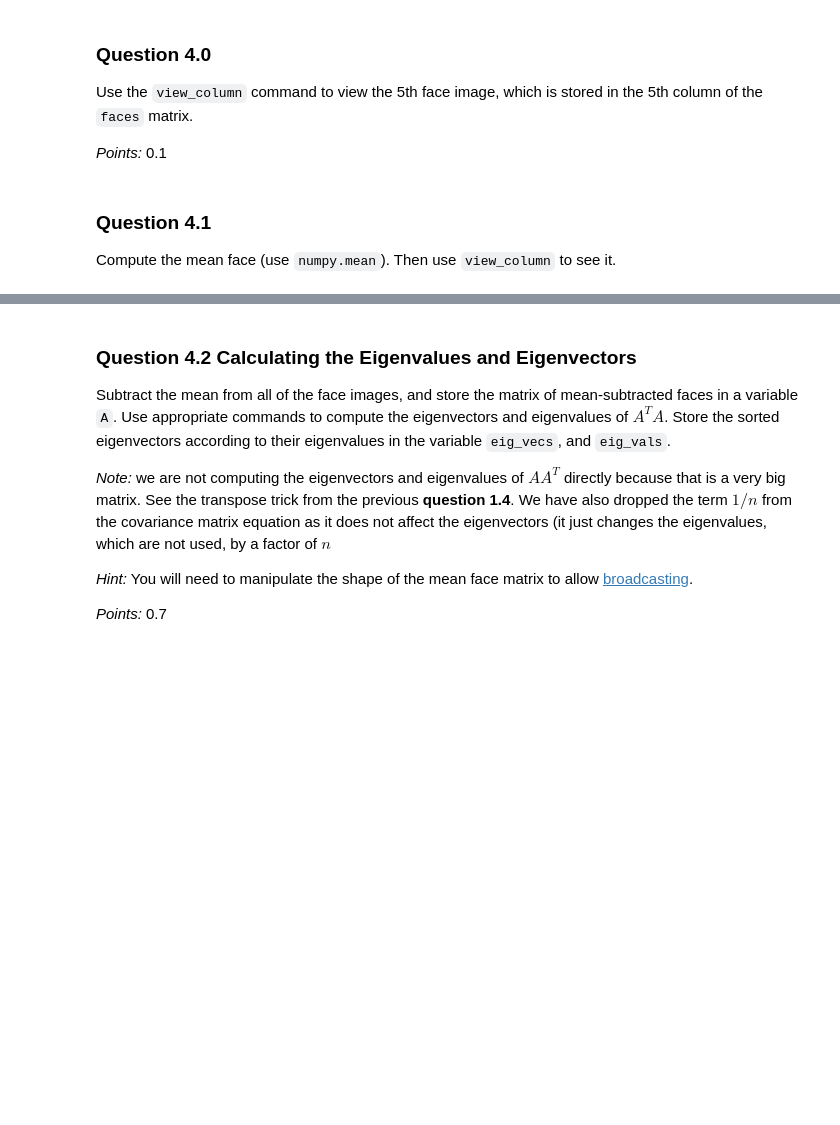
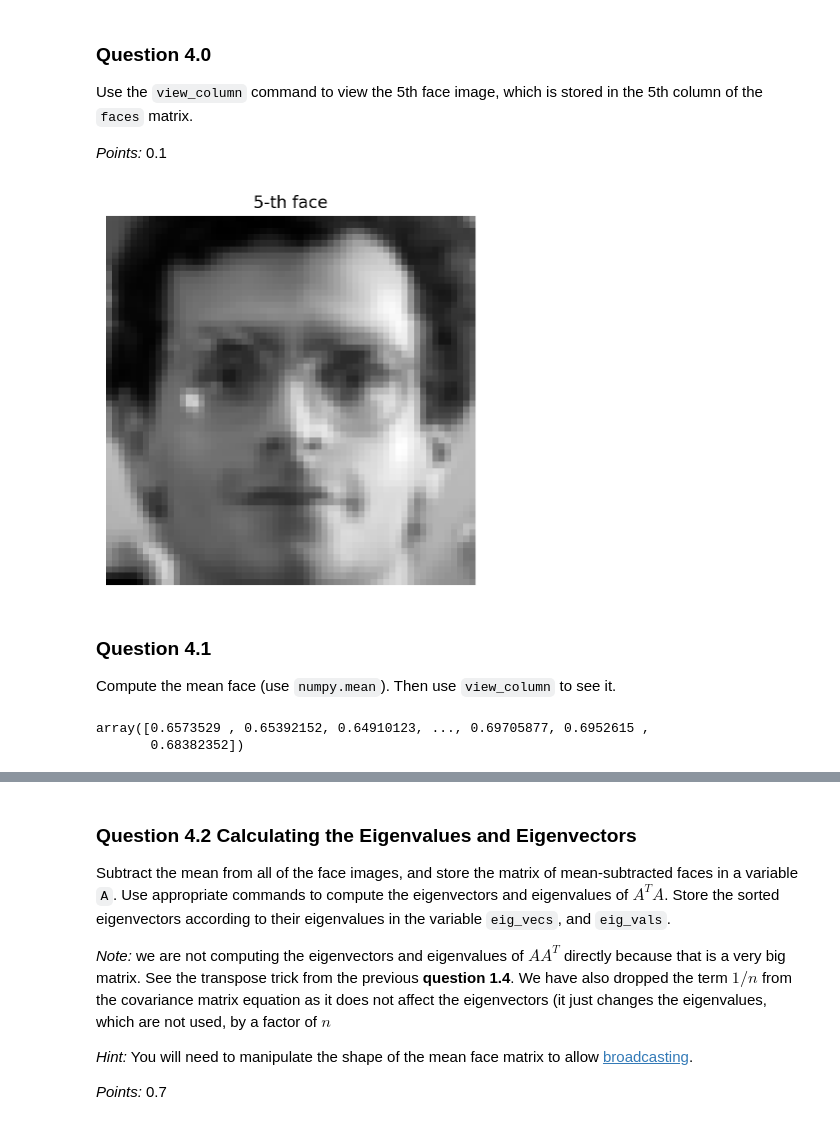
Before and after one commit to holliwood8/Assignments_WI24, a Jupyter notebook: A3/A3.ipynb, the cells around one changed output, grey strips where cells are left out. Drawn from its saved outputs; the diff is of its cells as text; code cells hidden in the pictures; blank space fills up the shorter version.

```diff
--- a/A3/A3.ipynb
+++ b/A3/A3.ipynb
@@ -400,10 +400,17 @@ _Points:_ 0.1
 # %%
 for i in range(5):
     view_column(faces[:, i], title=f"{i+1}-th face")
+# %%
+view_column(faces[:, 5], title=f"{i+1}-th face")
+# %% [output]
+[figure, added]
 # %% [markdown]
 ### Question 4.1
 
 Compute the mean face (use `numpy.mean`). Then use `view_column` to see it.
 # %%
-mean_face = ...
-...
+mean_face = np.mean(faces, axis=1)
+mean_face
+# %% [output]
+array([0.6573529 , 0.65392152, 0.64910123, ..., 0.69705877, 0.6952615 ,
+       0.68382352])
```
Also changed, not shown: parts of 12 cells of this notebook.
